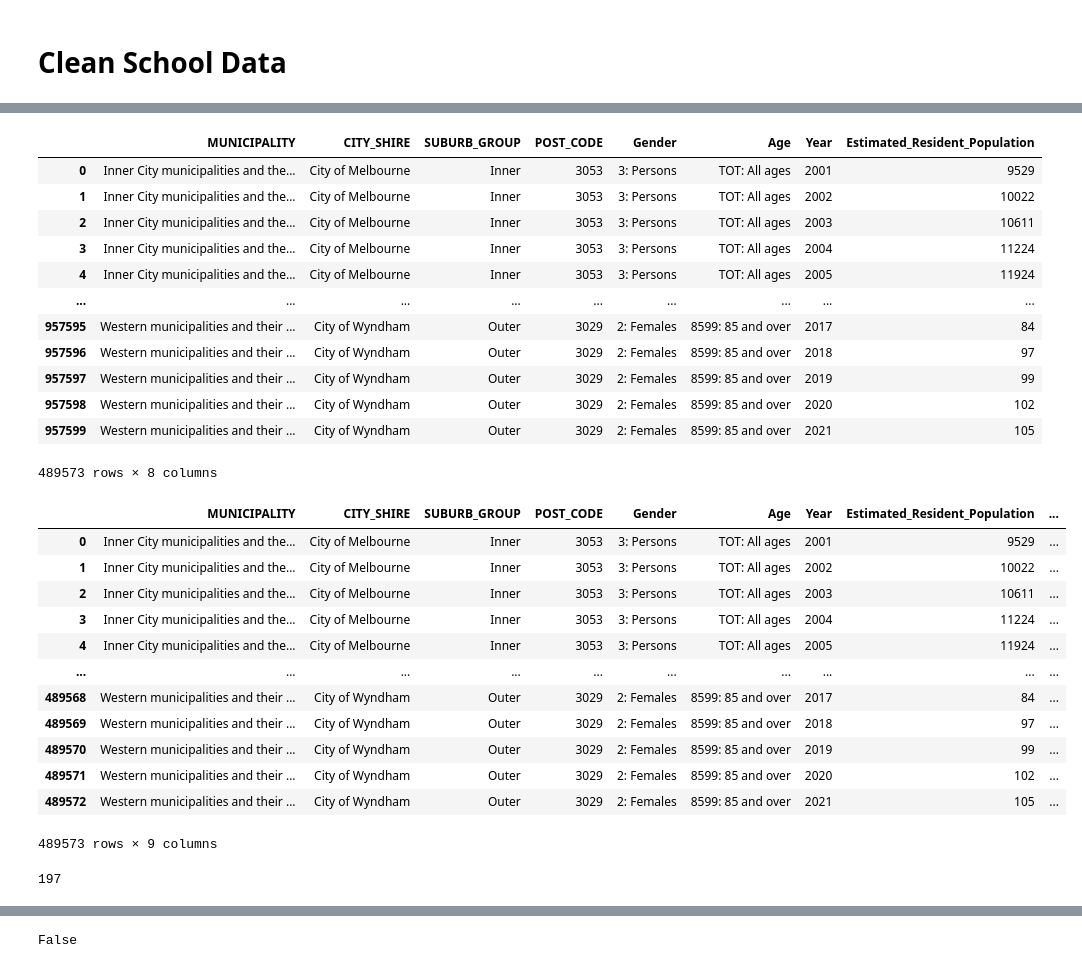
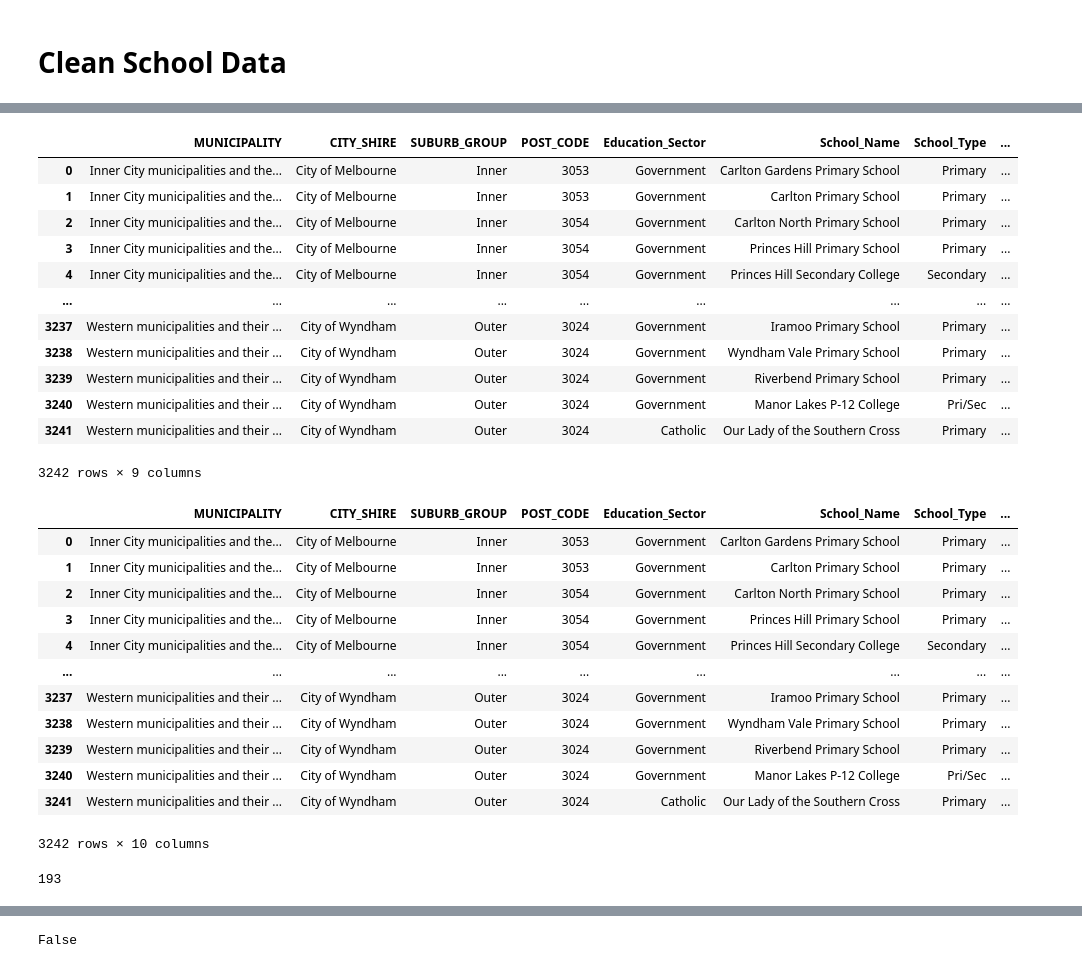
Before and after one commit to Kakhai1/bootcamp_project, a Jupyter notebook: Cleaned_School_Data_KT.ipynb, the cells around one changed output, grey strips where cells are left out. Drawn from its saved outputs; the diff is of its cells as text; code cells hidden in the pictures.

```diff
--- a/Cleaned_School_Data_KT.ipynb
+++ b/Cleaned_School_Data_KT.ipynb
@@ -52,6 +55,8 @@ sheet_name = "Mapping"
 # Read the specified sheet into a DataFrame
 melb_postcodes_df = pd.read_excel(file_path, sheet_name=sheet_name)
 melb_postcodes_df= melb_postcodes_df.dropna(subset=['ABS_SA2_KEY'])
+melb_postcodes_df= melb_postcodes_df.dropna(subset=['HOUSE_LOCALITY'])
+melb_postcodes_df= melb_postcodes_df.dropna(subset=['SCHOOL_POST_CODE'])
 
 # Display the DataFrame
 melb_postcodes_df
@@ -92,51 +97,51 @@ postcode_suburbs_df
 # %%
-population_clean_1_df = pd.merge(melb_postcodes_df, population_df, how='inner', on='ABS_SA2_KEY')
-population_clean_1_df= population_clean_1_df.dropna(subset=['HOUSE_LOCALITY'])
-columns_to_drop = ["RURAL_TOWNSHIP","ABS_SA2_KEY","HOUSE_LOCALITY",
-                   "COMMENTS","SUBURB_NAME","SUBURB_POSTCODE_COMMENTS","Geography_Level","Frequency"]
-population_clean_1_df = population_clean_1_df.drop(columns_to_drop, axis=1)
-population_clean_1_df
+school_clean_1_df = pd.merge(melb_postcodes_df, schools_df, how='inner', on='POST_CODE')
+#population_clean_1_df= population_clean_1_df.dropna(subset=['HOUSE_LOCALITY'])
+columns_to_drop = ["RURAL_TOWNSHIP","ABS_SA2_KEY","HOUSE_LOCALITY","SCHOOL_POST_CODE",
+                   "COMMENTS","SUBURB_NAME","SUBURB_POSTCODE_COMMENTS"]
+school_clean_1_df = school_clean_1_df.drop(columns_to_drop, axis=1)
+school_clean_1_df
 # %% [output]
-|  | MUNICIPALITY | CITY_SHIRE | SUBURB_GROUP | POST_CODE | Gender | Age | Year | Estimated_Resident_Population |
-| 0 | Inner City municipalities and the... | City of Melbourne | Inner | 3053 | 3: Persons | TOT: All ages | 2001 | 9529 |
-| 1 | Inner City municipalities and the... | City of Melbourne | Inner | 3053 | 3: Persons | TOT: All ages | 2002 | 10022 |
-| 2 | Inner City municipalities and the... | City of Melbourne | Inner | 3053 | 3: Persons | TOT: All ages | 2003 | 10611 |
-| 3 | Inner City municipalities and the... | City of Melbourne | Inner | 3053 | 3: Persons | TOT: All ages | 2004 | 11224 |
-| 4 | Inner City municipalities and the... | City of Melbourne | Inner | 3053 | 3: Persons | TOT: All ages | 2005 | 11924 |
+|  | MUNICIPALITY | CITY_SHIRE | SUBURB_GROUP | POST_CODE | Education_Sector | School_Name | School_Type | ... |
+| 0 | Inner City municipalities and the... | City of Melbourne | Inner | 3053 | Government | Carlton Gardens Primary School | Primary | ... |
+| 1 | Inner City municipalities and the... | City of Melbourne | Inner | 3053 | Government | Carlton Primary School | Primary | ... |
+| 2 | Inner City municipalities and the... | City of Melbourne | Inner | 3054 | Government | Carlton North Primary School | Primary | ... |
+| 3 | Inner City municipalities and the... | City of Melbourne | Inner | 3054 | Government | Princes Hill Primary School | Primary | ... |
+| 4 | Inner City municipalities and the... | City of Melbourne | Inner | 3054 | Government | Princes Hill Secondary College | Secondary | ... |
 | ... | ... | ... | ... | ... | ... | ... | ... | ... |
-| 957595 | Western municipalities and their ... | City of Wyndham | Outer | 3029 | 2: Females | 8599: 85 and over | 2017 | 84 |
-| 957596 | Western municipalities and their ... | City of Wyndham | Outer | 3029 | 2: Females | 8599: 85 and over | 2018 | 97 |
-| 957597 | Western municipalities and their ... | City of Wyndham | Outer | 3029 | 2: Females | 8599: 85 and over | 2019 | 99 |
-| 957598 | Western municipalities and their ... | City of Wyndham | Outer | 3029 | 2: Females | 8599: 85 and over | 2020 | 102 |
-| 957599 | Western municipalities and their ... | City of Wyndham | Outer | 3029 | 2: Females | 8599: 85 and over | 2021 | 105 |
+| 3237 | Western municipalities and their ... | City of Wyndham | Outer | 3024 | Government | Iramoo Primary School | Primary | ... |
+| 3238 | Western municipalities and their ... | City of Wyndham | Outer | 3024 | Government | Wyndham Vale Primary School | Primary | ... |
+| 3239 | Western municipalities and their ... | City of Wyndham | Outer | 3024 | Government | Riverbend Primary School | Primary | ... |
+| 3240 | Western municipalities and their ... | City of Wyndham | Outer | 3024 | Government | Manor Lakes P-12 College | Pri/Sec | ... |
+| 3241 | Western municipalities and their ... | City of Wyndham | Outer | 3024 | Catholic | Our Lady of the Southern Cross | Primary | ... |
-489573 rows × 8 columns
+3242 rows × 9 columns
 # %%
-population_clean_final_df = pd.merge(population_clean_1_df, postcode_suburbs_df, how='inner', on='POST_CODE')
+school_clean_final_df = pd.merge(school_clean_1_df, postcode_suburbs_df, how='inner', on='POST_CODE')
 new_column_names = {
     "SUBURB_NAME": "SUBURB_NAMES",
     }
-population_clean_final_df = population_clean_final_df.rename(columns=new_column_names)
-population_clean_final_df
+school_clean_final_df = school_clean_final_df.rename(columns=new_column_names)
+school_clean_final_df
 # %% [output]
-|  | MUNICIPALITY | CITY_SHIRE | SUBURB_GROUP | POST_CODE | Gender | Age | Year | Estimated_Resident_Population | ... |
-| 0 | Inner City municipalities and the... | City of Melbourne | Inner | 3053 | 3: Persons | TOT: All ages | 2001 | 9529 | ... |
-| 1 | Inner City municipalities and the... | City of Melbourne | Inner | 3053 | 3: Persons | TOT: All ages | 2002 | 10022 | ... |
-| 2 | Inner City municipalities and the... | City of Melbourne | Inner | 3053 | 3: Persons | TOT: All ages | 2003 | 10611 | ... |
-| 3 | Inner City municipalities and the... | City of Melbourne | Inner | 3053 | 3: Persons | TOT: All ages | 2004 | 11224 | ... |
-| 4 | Inner City municipalities and the... | City of Melbourne | Inner | 3053 | 3: Persons | TOT: All ages | 2005 | 11924 | ... |
-| ... | ... | ... | ... | ... | ... | ... | ... | ... | ... |
-| 489568 | Western municipalities and their ... | City of Wyndham | Outer | 3029 | 2: Females | 8599: 85 and over | 2017 | 84 | ... |
-| 489569 | Western municipalities and their ... | City of Wyndham | Outer | 3029 | 2: Females | 8599: 85 and over | 2018 | 97 | ... |
-| 489570 | Western municipalities and their ... | City of Wyndham | Outer | 3029 | 2: Females | 8599: 85 and over | 2019 | 99 | ... |
-| 489571 | Western municipalities and their ... | City of Wyndham | Outer | 3029 | 2: Females | 8599: 85 and over | 2020 | 102 | ... |
-| 489572 | Western municipalities and their ... | City of Wyndham | Outer | 3029 | 2: Females | 8599: 85 and over | 2021 | 105 | ... |
+|  | MUNICIPALITY | CITY_SHIRE | SUBURB_GROUP | POST_CODE | Education_Sector | School_Name | School_Type | ... |
+| 0 | Inner City municipalities and the... | City of Melbourne | Inner | 3053 | Government | Carlton Gardens Primary School | Primary | ... |
+| 1 | Inner City municipalities and the... | City of Melbourne | Inner | 3053 | Government | Carlton Primary School | Primary | ... |
+| 2 | Inner City municipalities and the... | City of Melbourne | Inner | 3054 | Government | Carlton North Primary School | Primary | ... |
+| 3 | Inner City municipalities and the... | City of Melbourne | Inner | 3054 | Government | Princes Hill Primary School | Primary | ... |
+| 4 | Inner City municipalities and the... | City of Melbourne | Inner | 3054 | Government | Princes Hill Secondary College | Secondary | ... |
+| ... | ... | ... | ... | ... | ... | ... | ... | ... |
+| 3237 | Western municipalities and their ... | City of Wyndham | Outer | 3024 | Government | Iramoo Primary School | Primary | ... |
+| 3238 | Western municipalities and their ... | City of Wyndham | Outer | 3024 | Government | Wyndham Vale Primary School | Primary | ... |
+| 3239 | Western municipalities and their ... | City of Wyndham | Outer | 3024 | Government | Riverbend Primary School | Primary | ... |
+| 3240 | Western municipalities and their ... | City of Wyndham | Outer | 3024 | Government | Manor Lakes P-12 College | Pri/Sec | ... |
+| 3241 | Western municipalities and their ... | City of Wyndham | Outer | 3024 | Catholic | Our Lady of the Southern Cross | Primary | ... |
-489573 rows × 9 columns
+3242 rows × 10 columns
 # %%
-unique_count = population_clean_final_df['POST_CODE'].nunique()
+unique_count = school_clean_final_df['POST_CODE'].nunique()
 
 # Display the count of unique strings
 print(unique_count)
 # %% [output]
-197
+193
 # %%
 # List all the unique strings in a column
```
Also changed, not shown: parts of 7 cells of this notebook, 4 other files.
